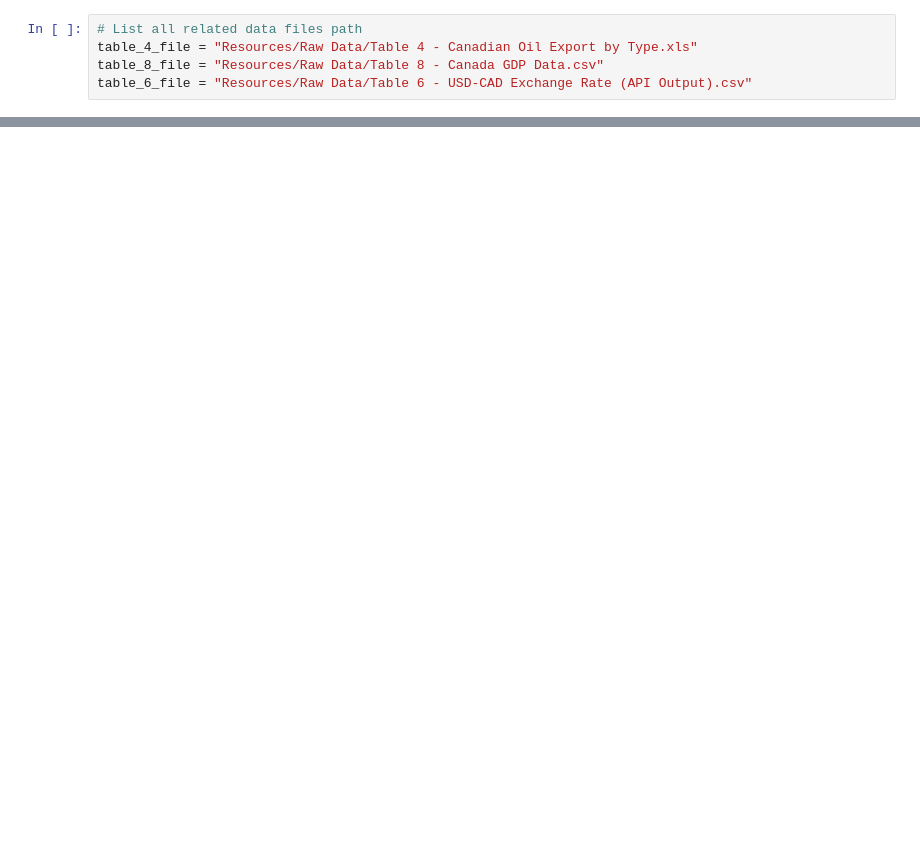
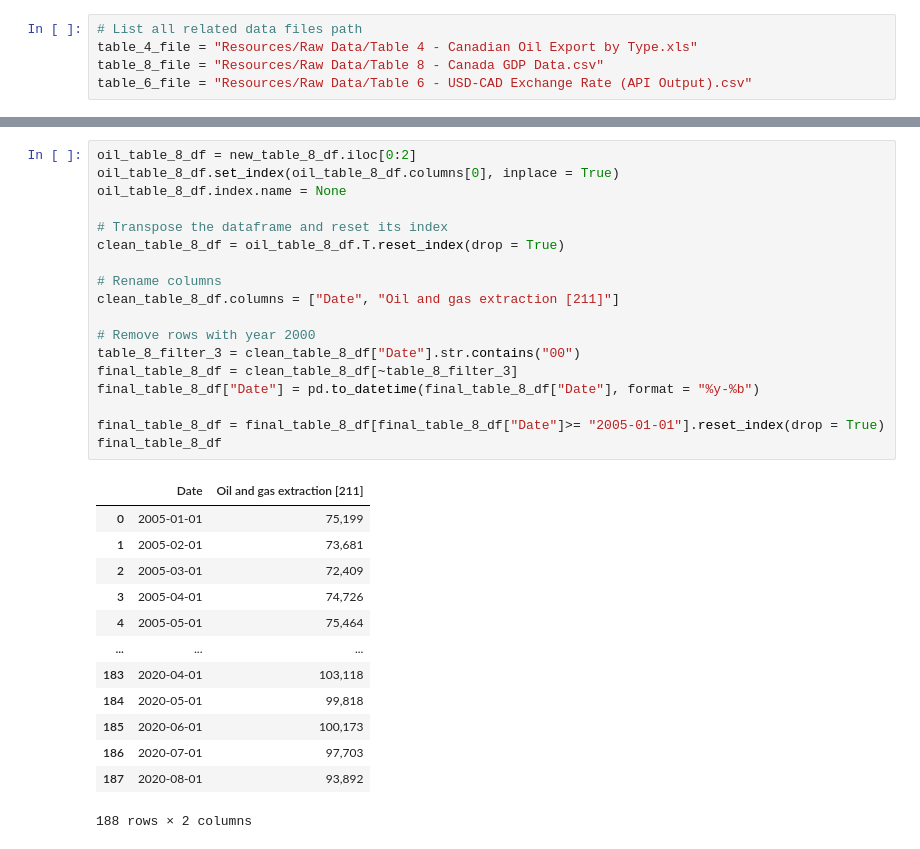
Before and after one commit to kk-deng/CanadaEnergyIE, a Jupyter notebook: Part 2.ipynb, the cells around one changed output, grey strips where cells are left out. Drawn from its saved outputs; the diff is of its cells as text; blank space fills up the shorter version.

```diff
--- a/Part 2.ipynb
+++ b/Part 2.ipynb
@@ -76,0 +119,32 @@ can_gdp_df.head(20)
+# %%
+oil_table_8_df = new_table_8_df.iloc[0:2]
+oil_table_8_df.set_index(oil_table_8_df.columns[0], inplace = True)
+oil_table_8_df.index.name = None
+
+# Transpose the dataframe and reset its index
+clean_table_8_df = oil_table_8_df.T.reset_index(drop = True)
+
+# Rename columns
+clean_table_8_df.columns = ["Date", "Oil and gas extraction [211]"]
+
+# Remove rows with year 2000
+table_8_filter_3 = clean_table_8_df["Date"].str.contains("00")
+final_table_8_df = clean_table_8_df[~table_8_filter_3]
+final_table_8_df["Date"] = pd.to_datetime(final_table_8_df["Date"], format = "%y-%b")
+
+final_table_8_df = final_table_8_df[final_table_8_df["Date"]>= "2005-01-01"].reset_index(drop = True)
+final_table_8_df
+# %% [output]
+|  | Date | Oil and gas extraction [211] |
+| 0 | 2005-01-01 | 75,199 |
+| 1 | 2005-02-01 | 73,681 |
+| 2 | 2005-03-01 | 72,409 |
+| 3 | 2005-04-01 | 74,726 |
+| 4 | 2005-05-01 | 75,464 |
+| ... | ... | ... |
+| 183 | 2020-04-01 | 103,118 |
+| 184 | 2020-05-01 | 99,818 |
+| 185 | 2020-06-01 | 100,173 |
+| 186 | 2020-07-01 | 97,703 |
+| 187 | 2020-08-01 | 93,892 |
+188 rows × 2 columns
```
Also changed, not shown: parts of 10 cells of this notebook.
